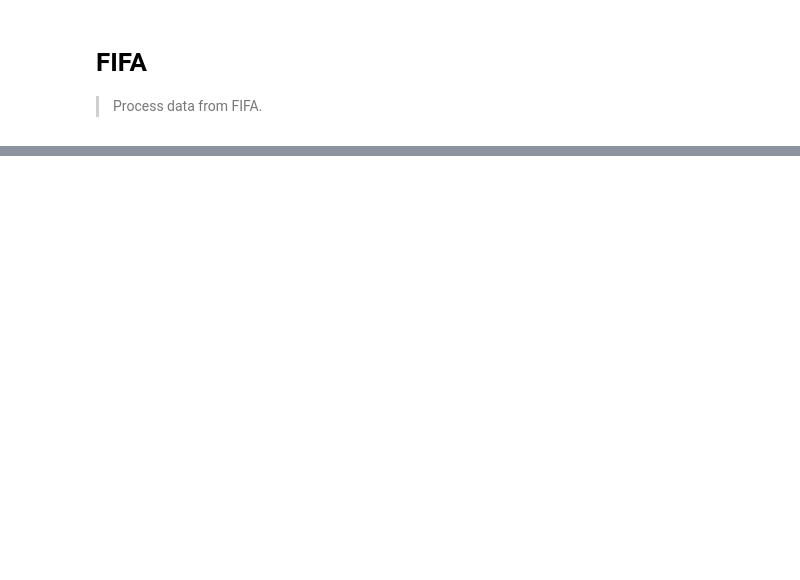
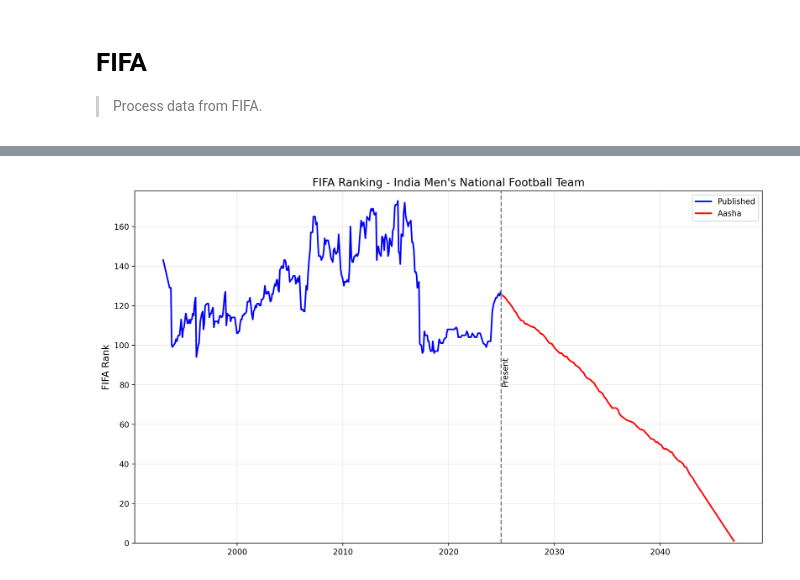
Before and after one commit to bkowshik/aasha, a Jupyter notebook: nbs/01_fifa.ipynb, the cells around one changed output, grey strips where cells are left out. Drawn from its saved outputs; the diff is of its cells as text; code cells hidden in the pictures; blank space fills up the shorter version.

Commit message:
Generate timeseries of rank with both Published and Aasha

```diff
--- a/nbs/01_fifa.ipynb
+++ b/nbs/01_fifa.ipynb
@@ -40 +47,13 @@ def parse_fifa_rankings(rankings, country = 'India'):
+# %%
+#| export
+def parse_fifa_rankings(response):
+    df = pd.json_normalize(response['rankings'])
+
+    # Clean column names: convert to lowercase and replace spaces or special characters with underscores
+    df.columns = df.columns.str.lower().str.replace(' ', '_').str.replace(r'[^\w]', '_', regex=True)
+
+    df['pubdate'] = pd.to_datetime(df['pubdate'])
+    df.sort_values('pubdate', ascending=True, inplace=True)
+
+    return df
 # %% [markdown]
@@ -42,5 +61,8 @@ def parse_fifa_rankings(rankings, country = 'India'):
 # %%
 response = fetch_fifa_rankings(gender = 'men')
 write_fifa_rankings(response, '../data/fifa_rankings_men.json')
-parse_fifa_rankings(response, country = 'India')
+
+men = parse_fifa_rankings(response)
+print(men.shape)
+men.tail(3)
 # %% [output]
@@ -87,0 +141,32 @@ parse_fifa_rankings(response, country = 'India')
+# %%
+# Generate future data with target year 2046
+future_men = generate_future_rankings(men, target_year=2046, target_rank=1)
+all_data = pd.concat([men[['pubdate', 'rank']], future_men], ignore_index=True)
+
+# Plot the data with inverted y-axis starting from 0.
+plt.figure(figsize=(12, 7))
+plt.plot(pd.to_datetime(men['pubdate']), men['rank'], '-', color='blue', linewidth=2, label='Published')
+plt.plot(future_men['pubdate'], future_men['rank'], '-', color='red', linewidth=2, label='Aasha')
+
+# Add a vertical line to separate historical and projected data
+last_historical_date = pd.to_datetime(men['pubdate'].iloc[-1])
+plt.axvline(x=last_historical_date, color='gray', linestyle='--')
+plt.text(last_historical_date, max(men['rank']) * 0.5, 'Present', rotation=90, verticalalignment='center')
+
+plt.title('FIFA Ranking - India Men\'s National Football Team', fontsize=14)
+plt.xlabel('', fontsize=12)
+plt.ylabel('FIFA Rank', fontsize=12)
+plt.grid(True, alpha=0.3)
+plt.legend()
+
+# Invert y-axis so rank 1 is at the top
+plt.gca().invert_yaxis()
+
+max_rank = max(max(men['rank']), max(future_men['rank']))
+plt.ylim(0, max_rank + 5)
+
+plt.tight_layout()
+plt.savefig('../images/asha_men.png', dpi=300, bbox_inches='tight')
+plt.show()
+# %% [output]
+[figure, added]
```
Also changed, not shown: parts of 11 cells of this notebook, 6 other files.
